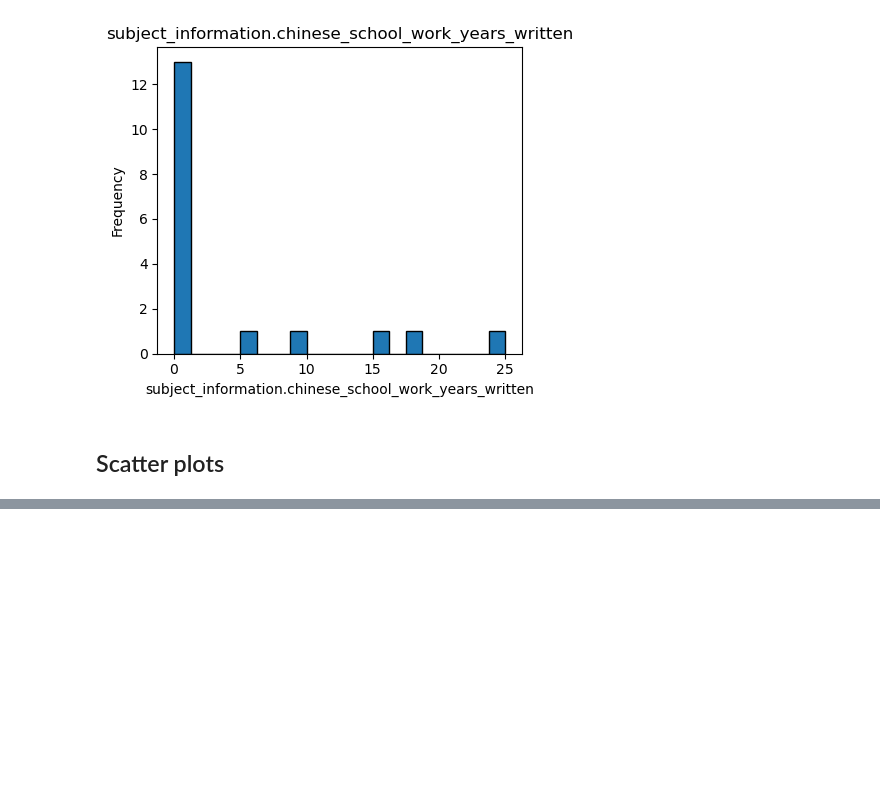
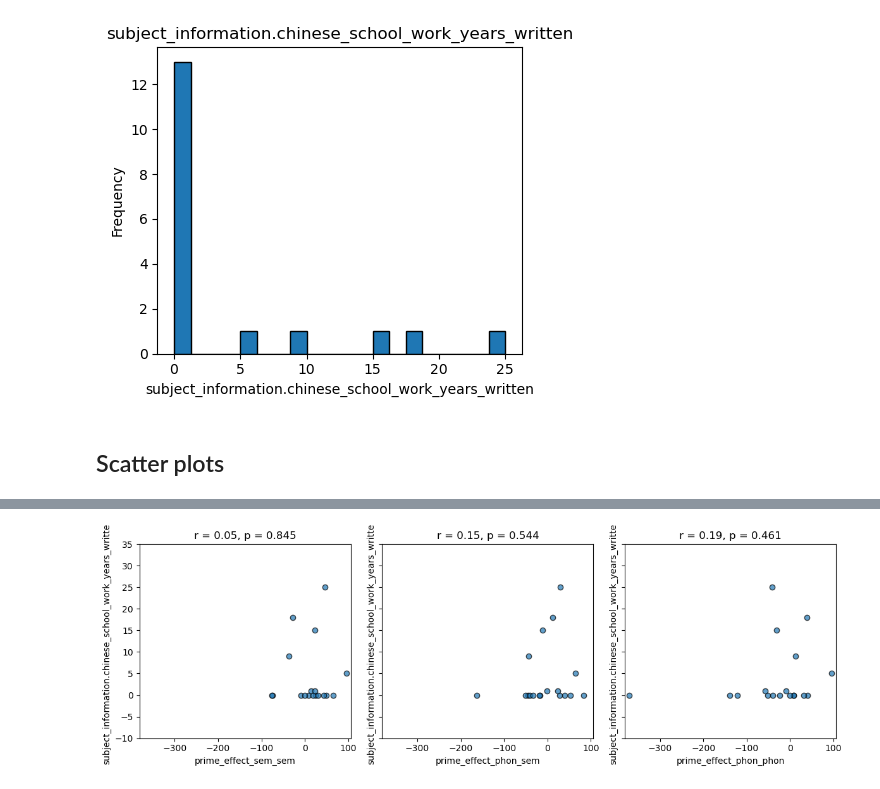
Before and after one commit to fh986/neuroling-course-project, a Jupyter notebook: priming_data_analysis/neuroling_behavioral_analysis.ipynb, the cells around one changed output, grey strips where cells are left out. Cells and saved outputs as stored; diff of their text form; code cells hidden in the pictures; blank space fills up the shorter version.

```diff
--- a/priming_data_analysis/neuroling_behavioral_analysis.ipynb
+++ b/priming_data_analysis/neuroling_behavioral_analysis.ipynb
@@ -437,0 +350,10 @@ plot_multiple_scatters(results_df, variable_pairs, ncols=3)
+# %%
+variable_pairs = [
+    ('prime_effect_sem_sem', 'subject_information.chinese_school_work_years_written'),
+    ('prime_effect_phon_sem', 'subject_information.chinese_school_work_years_written'),
+    ('prime_effect_phon_phon', 'subject_information.chinese_school_work_years_written')
+]
+
+plot_multiple_scatters(results_df, variable_pairs, ncols=3)
+# %% [output]
+[figure, added]
```
Also changed, not shown: parts of 17 cells of this notebook.
